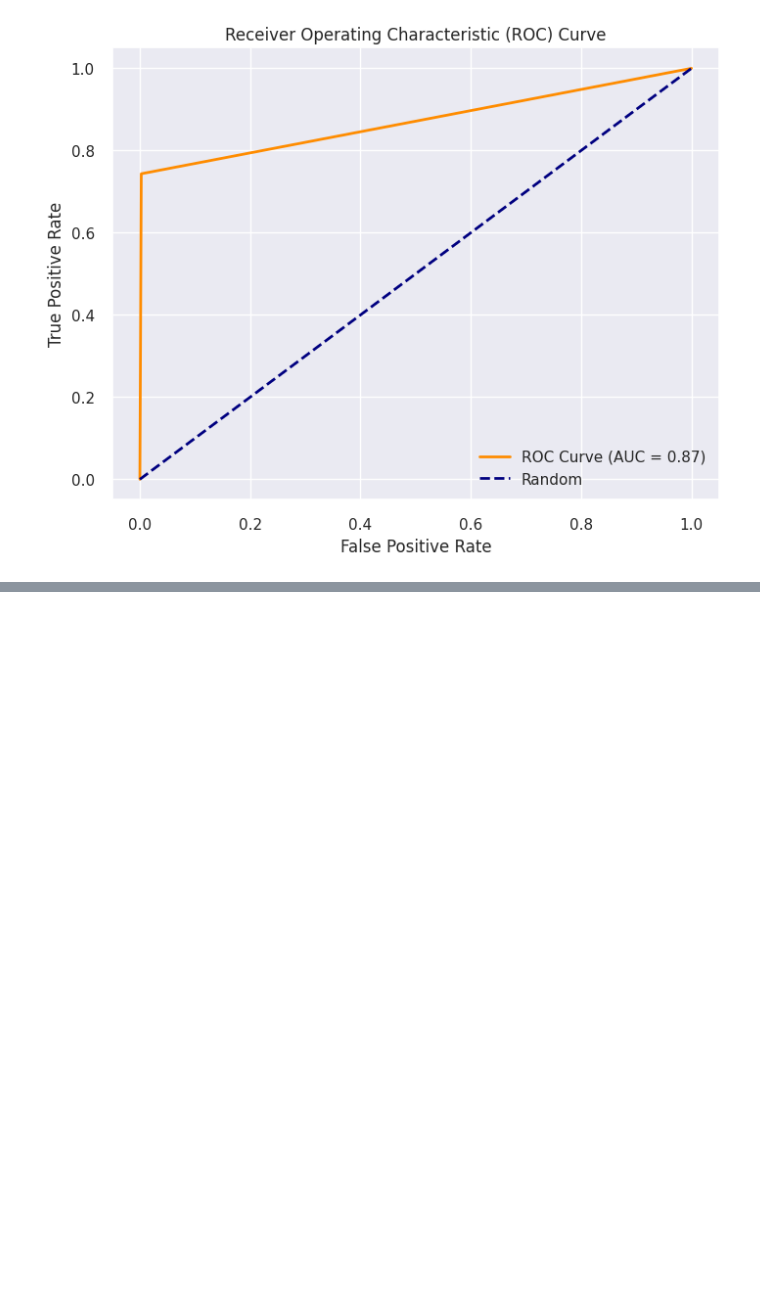
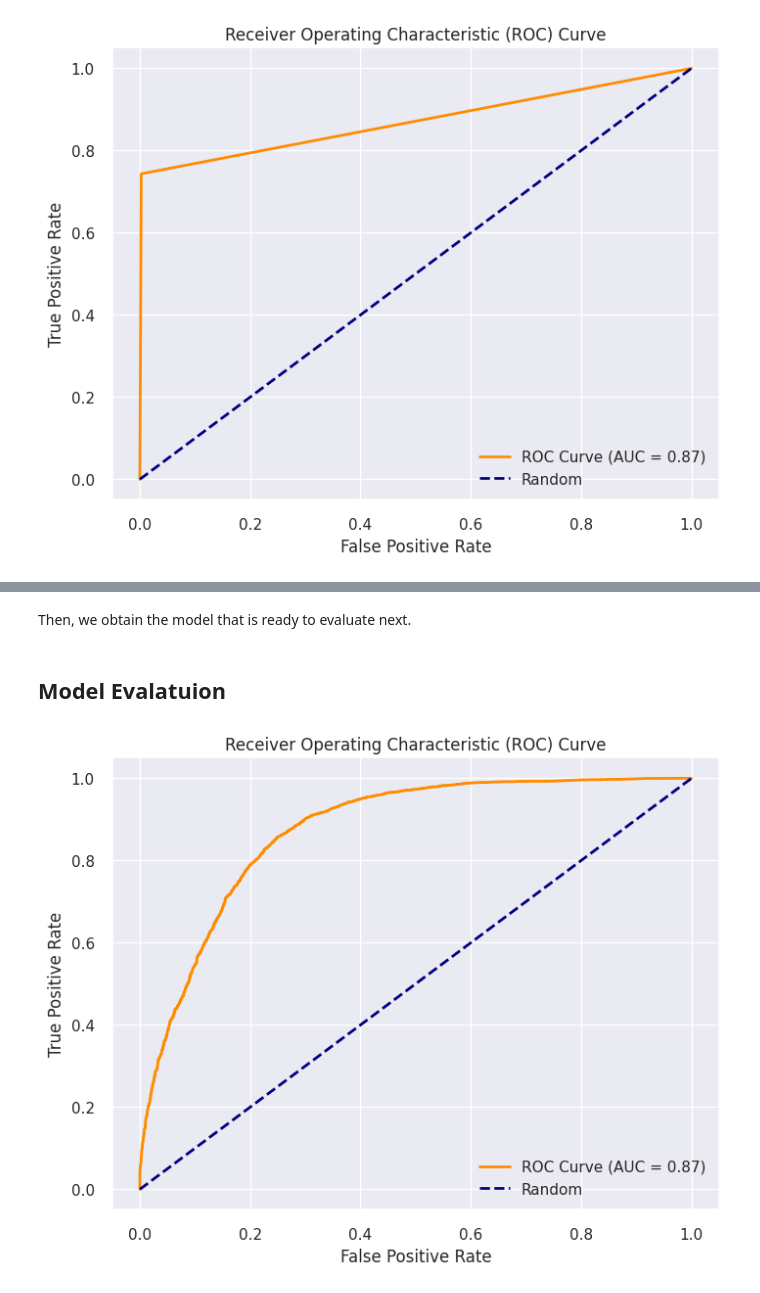
Before and after one commit to cianyu12/Credit-risk-study, a Jupyter notebook: Credit_Risk_Approval_Model.ipynb, the cells around one changed output, grey strips where cells are left out. Cells and saved outputs as stored; diff of their text form; code cells hidden in the pictures; blank space fills up the shorter version.

```diff
--- a/Credit_Risk_Approval_Model.ipynb
+++ b/Credit_Risk_Approval_Model.ipynb
@@ -623,0 +827,16 @@ weighted avg       0.95      0.94      0.94     28501
+# %%
+import statsmodels.api as sm
+
+train_logic, test_logic = train_test_split(df_logic, test_size=0.3, random_state=50)
+
+# Print or use the selected columns
+
+# Create a logistic regression model using scikit-learn
+X_train = train_logic[x_factor]
+y_train = train_logic['loan_status']
+X_test = test_logic[x_factor]
+y_test = test_logic['loan_status']
+
+model = sm.Logit(y_train,sm.add_constant(X_train))
+model_result = model.fit()
+print(model_result.summary())
@@ -623,0 +863,11 @@ weighted avg       0.95      0.94      0.94     28501
+# %%
+## Run model ronud 2
+x_col_name2 = x_col_name.drop(['WOE_cb_person_default_on_file','WOE_loan_int_rate_interval','WOE_loan_amount_interval'],axis=1)
+x_factor2 = x_col_name2.columns
+
+X_train2 = train_logic[x_factor2]
+X_test2 = test_logic[x_factor2]
+
+model2 = sm.Logit(y_train,sm.add_constant(X_train2))
+model_result2 = model2.fit()
+print(model_result2.summary())
@@ -623,0 +892,10 @@ weighted avg       0.95      0.94      0.94     28501
+# %% [markdown]
+Then, we obtain the model that is ready to evaluate next.
+# %% [markdown]
+## Model Evalatuion
+# %%
+y_pred2 = model_result2.predict()
+# %%
+plot_roc_curve(y_train,y_pred2)
+# %% [output]
+[figure, added]
```
Also changed, not shown: parts of 48 cells of this notebook.
